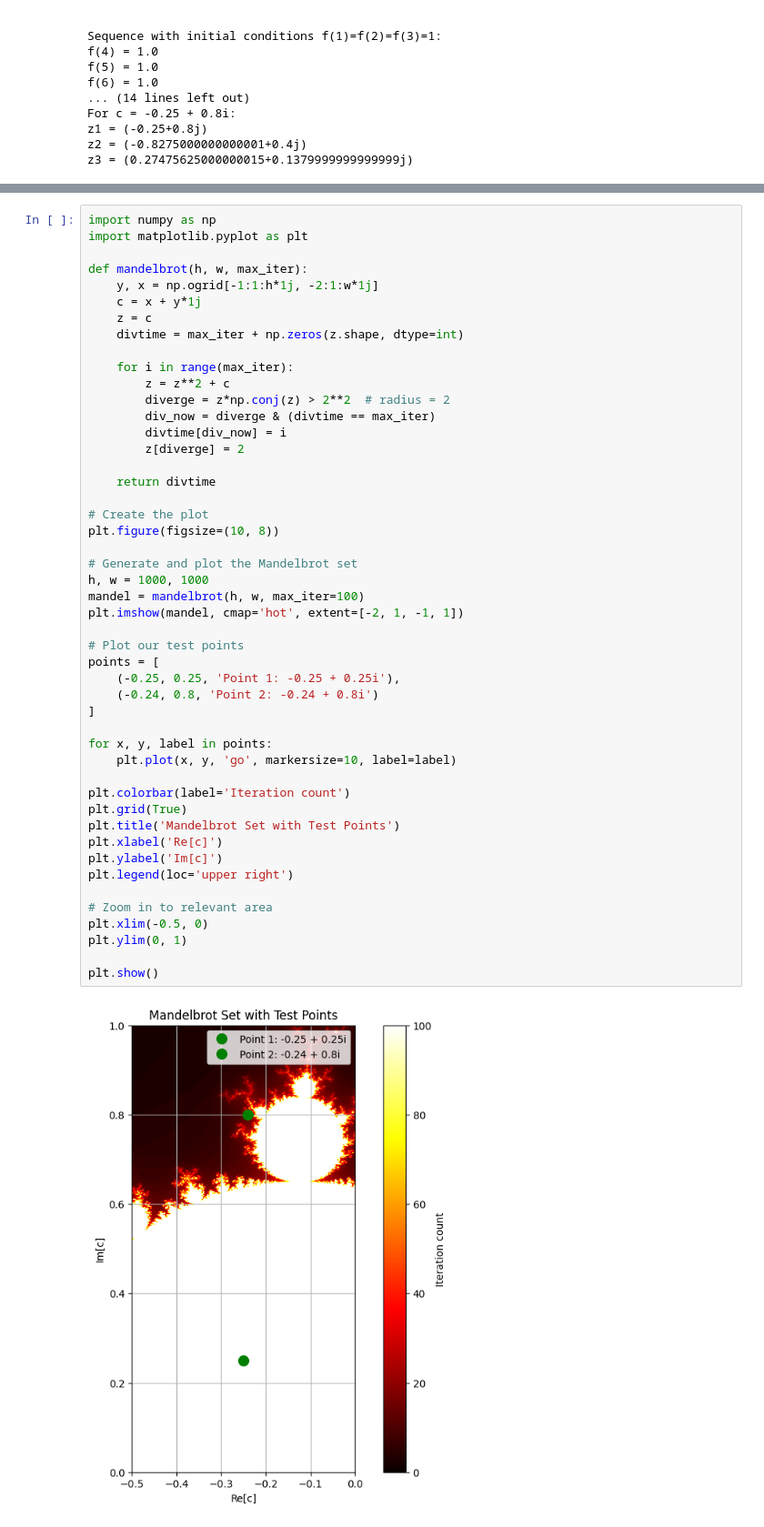
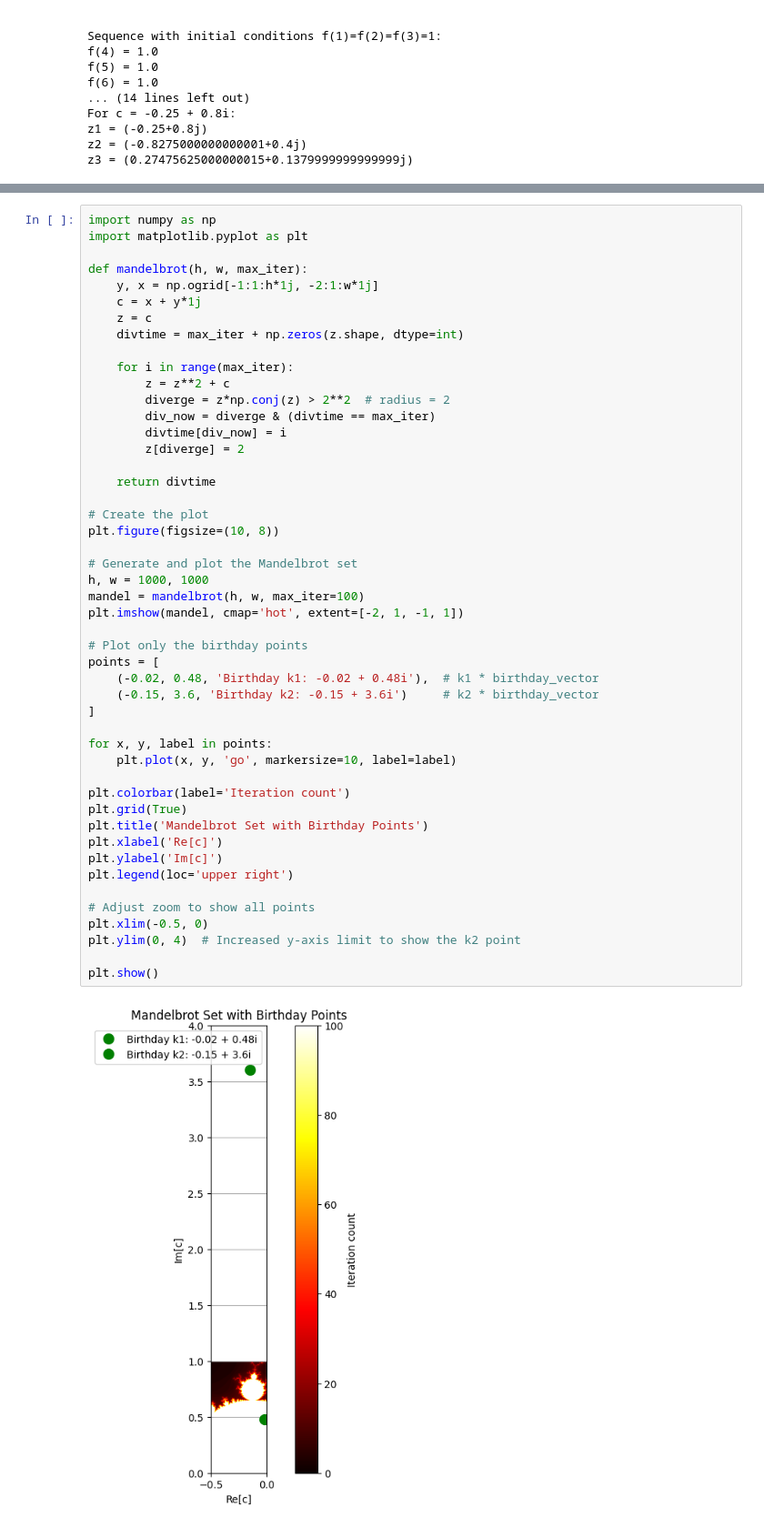
Before and after one commit to cbrane/linearalgbabson, a Jupyter notebook: class_lectures/class_25.ipynb, the cells around one changed output, grey strips where cells are left out. Shown at 91% size. Drawn from its saved outputs; the diff is of its cells as text.

Commit message:
updated mandelbrot for final

```diff
--- a/class_lectures/class_25.ipynb
+++ b/class_lectures/class_25.ipynb
@@ -169,37 +195,37 @@ def mandelbrot(h, w, max_iter):
         div_now = diverge & (divtime == max_iter)
         divtime[div_now] = i
         z[diverge] = 2
 
     return divtime
 
 # Create the plot
 plt.figure(figsize=(10, 8))
 
 # Generate and plot the Mandelbrot set
 h, w = 1000, 1000
 mandel = mandelbrot(h, w, max_iter=100)
 plt.imshow(mandel, cmap='hot', extent=[-2, 1, -1, 1])
 
-# Plot our test points
+# Plot only the birthday points
 points = [
-    (-0.25, 0.25, 'Point 1: -0.25 + 0.25i'),
-    (-0.24, 0.8, 'Point 2: -0.24 + 0.8i')
+    (-0.02, 0.48, 'Birthday k1: -0.02 + 0.48i'),  # k1 * birthday_vector
+    (-0.15, 3.6, 'Birthday k2: -0.15 + 3.6i')     # k2 * birthday_vector
 ]
 
 for x, y, label in points:
     plt.plot(x, y, 'go', markersize=10, label=label)
 
 plt.colorbar(label='Iteration count')
 plt.grid(True)
-plt.title('Mandelbrot Set with Test Points')
+plt.title('Mandelbrot Set with Birthday Points')
 plt.xlabel('Re[c]')
 plt.ylabel('Im[c]')
 plt.legend(loc='upper right')
 
-# Zoom in to relevant area
+# Adjust zoom to show all points
 plt.xlim(-0.5, 0)
-plt.ylim(0, 1)
+plt.ylim(0, 4)  # Increased y-axis limit to show the k2 point
 
 plt.show()
 # %% [output]
-[figure, old version]
+[figure, new version]
```
Also changed, not shown: parts of 1 cell of this notebook.
